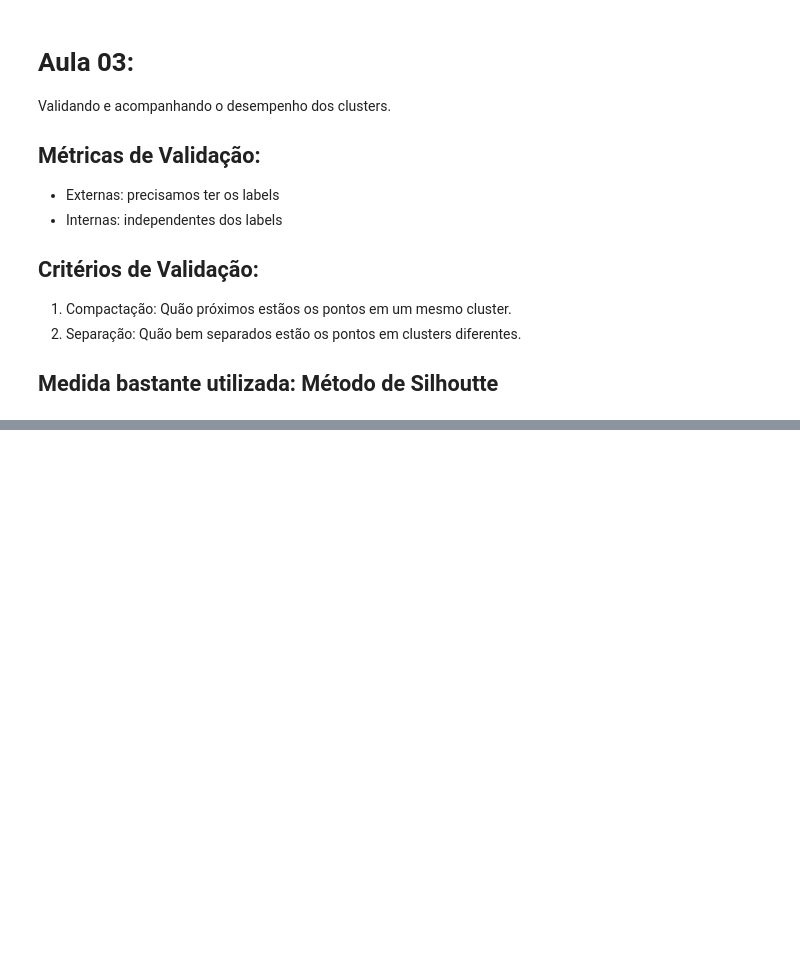
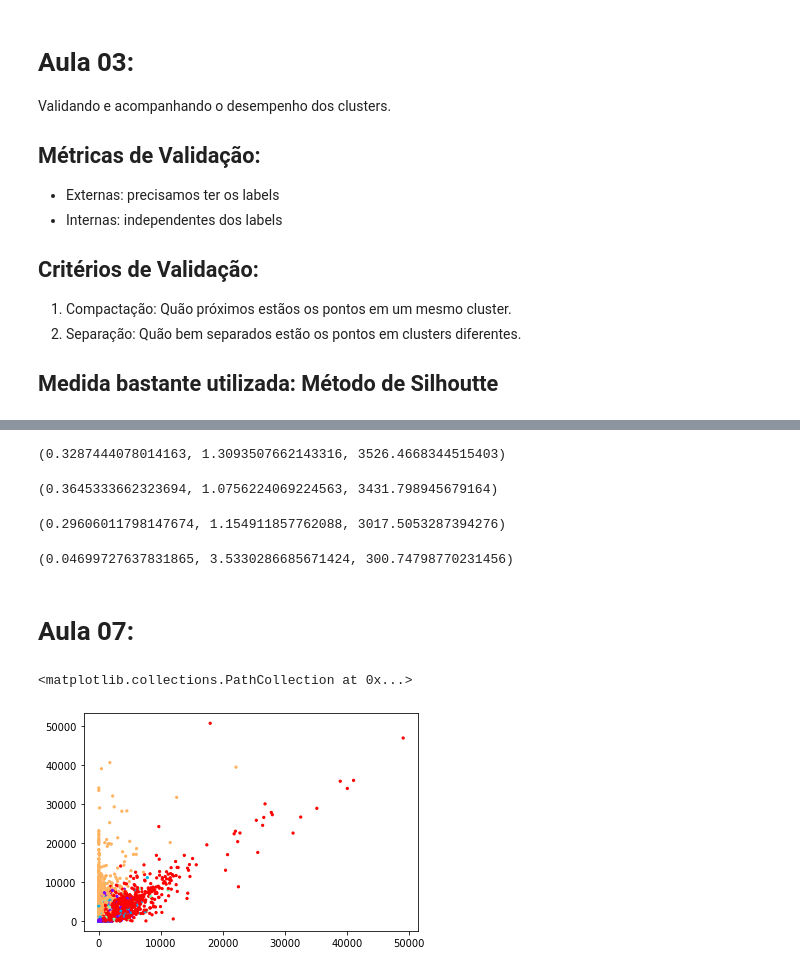
Before and after one commit to arthursgonzaga/Machine-Learning-Studies, a Jupyter notebook: Clustering_Extraindo_Padroes.ipynb, the cells around one changed output, grey strips where cells are left out. Drawn from its saved outputs; the diff is of its cells as text; code cells hidden in the pictures; blank space fills up the shorter version.

```diff
--- a/Clustering_Extraindo_Padroes.ipynb
+++ b/Clustering_Extraindo_Padroes.ipynb
@@ -144,0 +188,26 @@ MemoryError: Unable to allocate 611. MiB for an array with shape (8950, 8950) an
+# %%
+clustering_algorithm(3,values)
+# %% [output]
+(0.3287444078014163, 1.3093507662143316, 3526.4668344515403)
+# %%
+clustering_algorithm(5,values)
+# %% [output]
+(0.3645333662323694, 1.0756224069224563, 3431.798945679164)
+# %%
+clustering_algorithm(10,values)
+# %% [output]
+(0.29606011798147674, 1.154911857762088, 3017.5053287394276)
+# %%
+random_data = np.random.rand(8950,16)
+clustering_algorithm(5,random_data)
+# %% [output]
+(0.04699727637831865, 3.5330286685671424, 300.74798770231456)
+# %% [markdown]
+# Aula 07:
+# %%
+import matplotlib.pyplot as plt
+
+plt.scatter(df['PURCHASES'],df['PAYMENTS'],c=labels,s=5,cmap='rainbow')
+# %% [output]
+<matplotlib.collections.PathCollection at 0x...>
+[figure, added]
```
Also changed, not shown: parts of 21 cells of this notebook, 1 other file.
